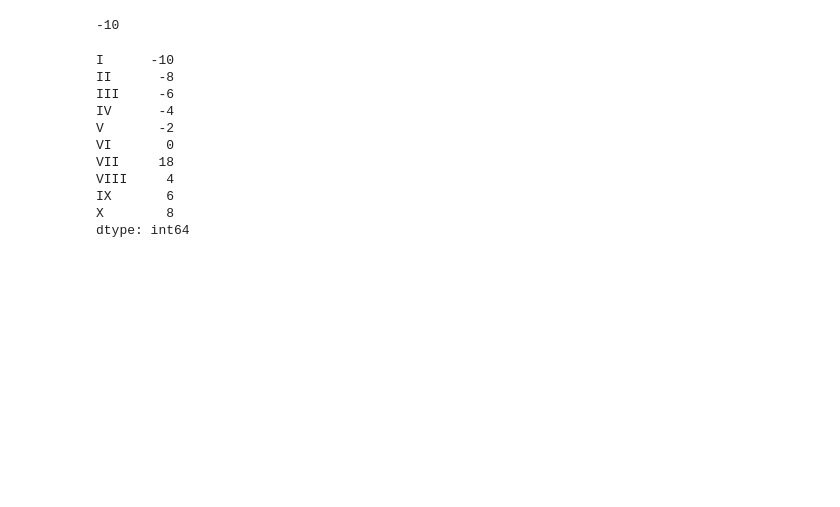
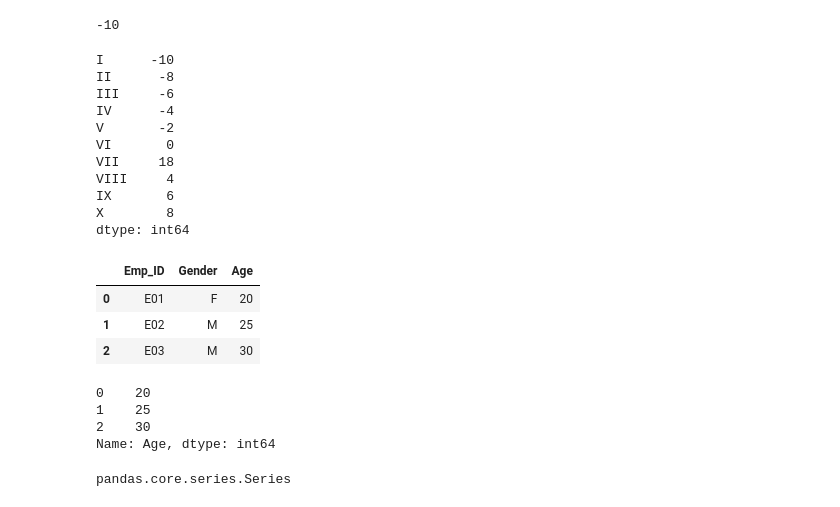
Before and after one commit to anjali88/Basic-ML-, a Jupyter notebook: Pushpanjali_banik_Pandas.ipynb, the cells around one changed output. Saved outputs shown, nothing was run; the diff lists cells and outputs as text; code cells hidden in the pictures; blank space fills up the shorter version.

```diff
--- a/Pushpanjali_banik_Pandas.ipynb
+++ b/Pushpanjali_banik_Pandas.ipynb
@@ -210,3 +210,30 @@ VIII     4
 IX       6
 X        8
 dtype: int64
+# %%
+#Excersis 1.2
+#create own dataframe
+data = {'Gender': ['F', 'M', 'M'],
+        'Emp_ID': ['E01', 'E02', 'E03'],
+        'Age': [20, 25, 30]}
+#order columns by specifying columns parameter
+df = pd.DataFrame(data, columns=['Emp_ID','Gender', 'Age'])
+df
+# %% [output]
+|  | Emp_ID | Gender | Age |
+| 0 | E01 | F | 20 |
+| 1 | E02 | M | 25 |
+| 2 | E03 | M | 30 |
+# %%
+#select column of dataframe
+df['Age']
+# %% [output]
+0    20
+1    25
+2    30
+Name: Age, dtype: int64
+# %%
+# implement functionality to the series
+type(df['Age'])
+# %% [output]
+pandas.core.series.Series
```
Also changed, not shown: parts of 3 cells of this notebook.
